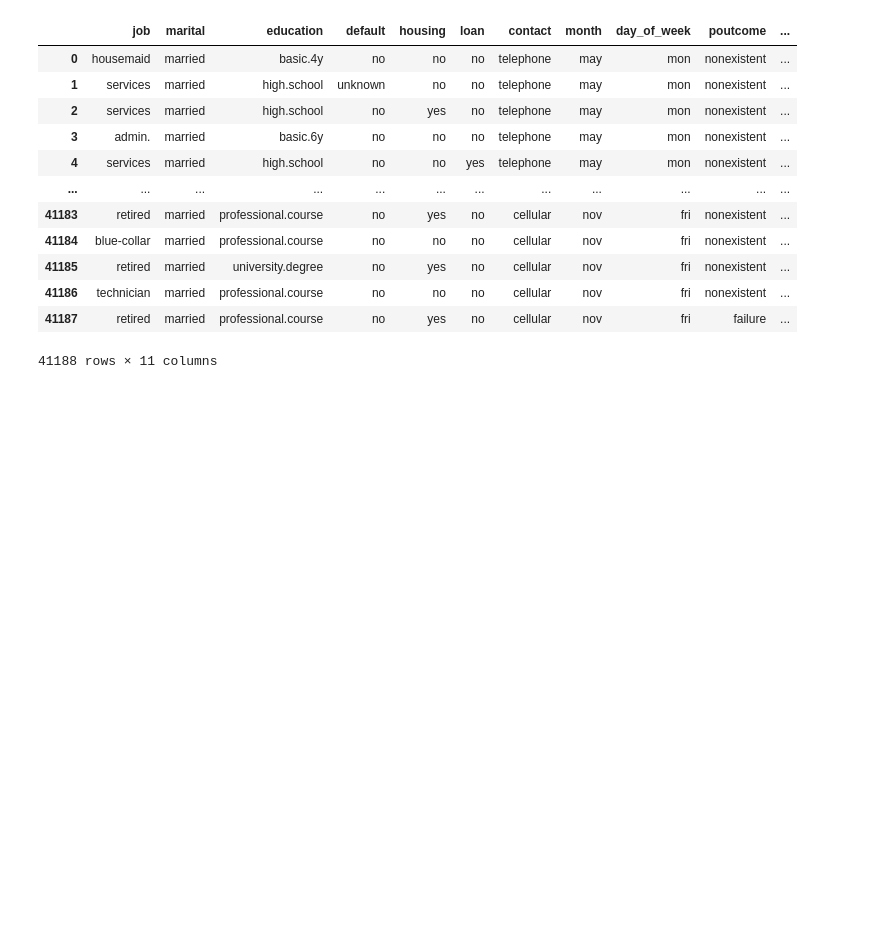
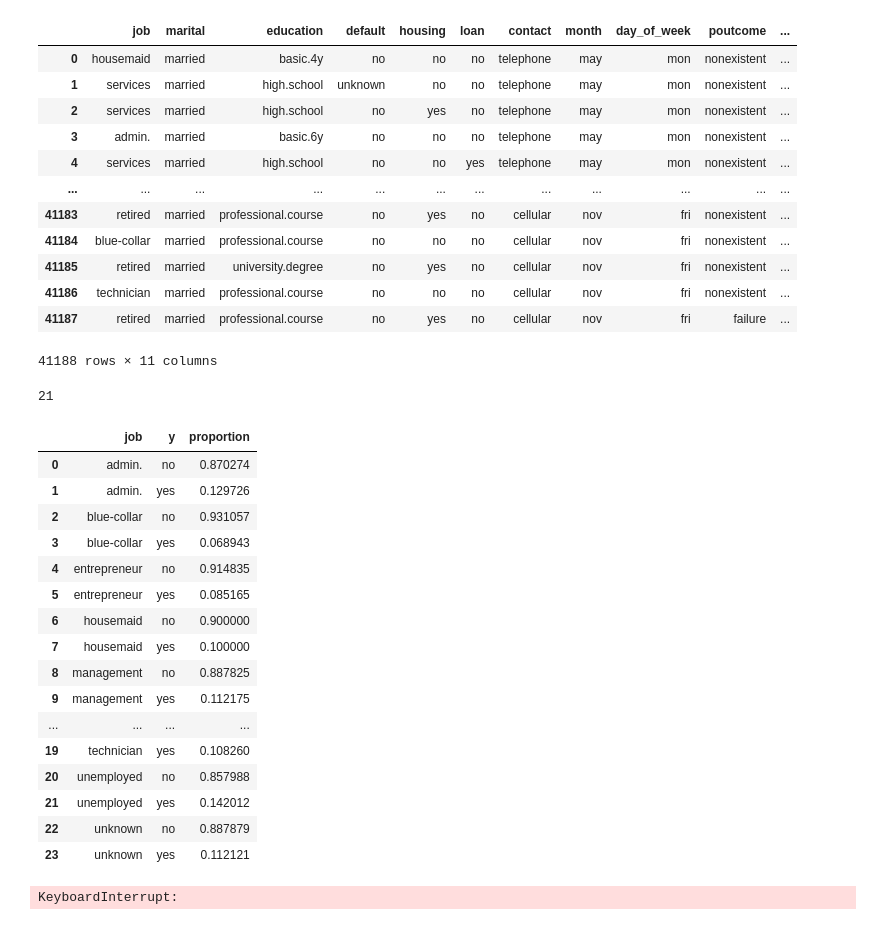
Before and after one commit to Daria-Lytvynenko/ML_course, a Jupyter notebook: Mid_term_Project.ipynb, the cells around one changed output. Saved outputs shown, nothing was run; the diff lists cells and outputs as text; code cells hidden in the pictures; blank space fills up the shorter version.

```diff
--- a/Mid_term_Project.ipynb
+++ b/Mid_term_Project.ipynb
@@ -190,0 +178,24 @@ n=train.groupby(['poutcome'])[['poutcome','y']].value_counts(normalize=True).res
+# %%
+len(train.columns)
+# %% [output]
+21
+# %%
+train.groupby(['job'])[['job','y']].value_counts(normalize=True).reset_index()
+# %% [output]
+|  | job | y | proportion |
+| 0 | admin. | no | 0.870274 |
+| 1 | admin. | yes | 0.129726 |
+| 2 | blue-collar | no | 0.931057 |
+| 3 | blue-collar | yes | 0.068943 |
+| 4 | entrepreneur | no | 0.914835 |
+| 5 | entrepreneur | yes | 0.085165 |
+| 6 | housemaid | no | 0.900000 |
+| 7 | housemaid | yes | 0.100000 |
+| 8 | management | no | 0.887825 |
+| 9 | management | yes | 0.112175 |
+| ... | ... | ... | ... |
+| 19 | technician | yes | 0.108260 |
+| 20 | unemployed | no | 0.857988 |
+| 21 | unemployed | yes | 0.142012 |
+| 22 | unknown | no | 0.887879 |
+| 23 | unknown | yes | 0.112121 |
@@ -191,3 +215,7 @@ n=train.groupby(['poutcome'])[['poutcome','y']].value_counts(normalize=True).res
+# %%
+custom_subplots()
+# %% [output]
+KeyboardInterrupt:
 # %%
 frame=pd.DataFrame(columns=['value', 'proportion'])
 def proportions(frame):
```
Also changed, not shown: parts of 5 cells of this notebook.
